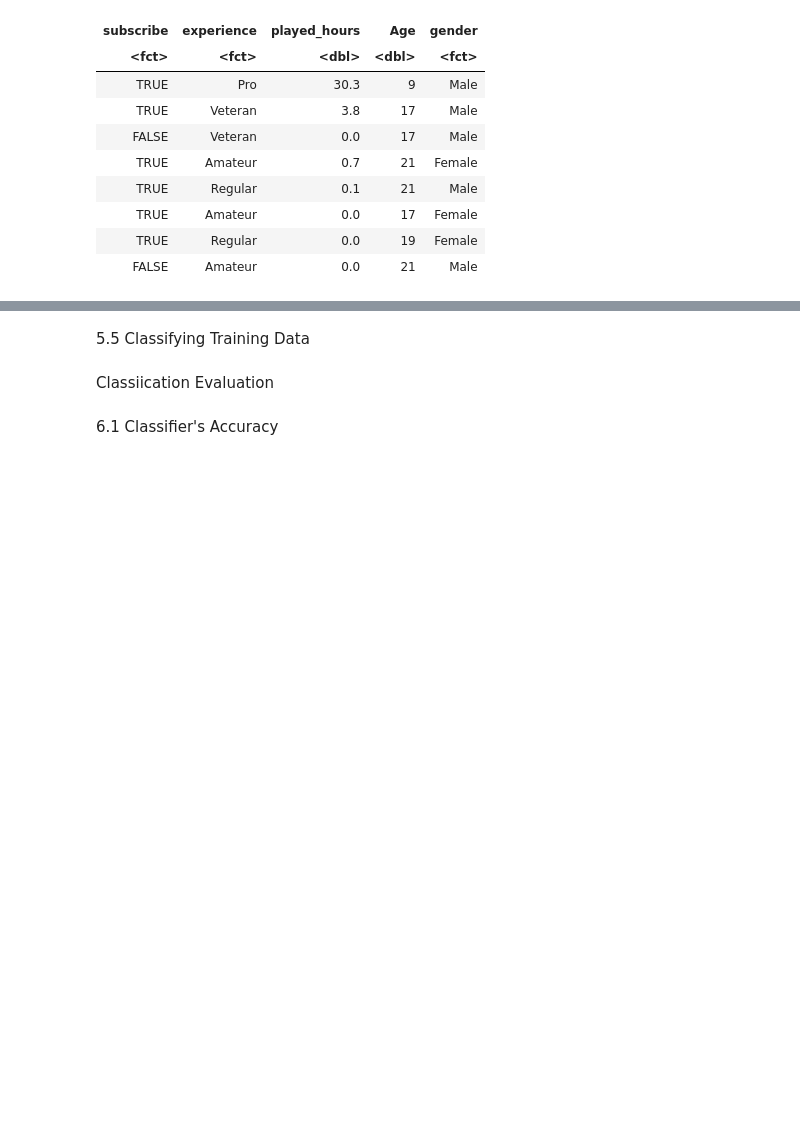
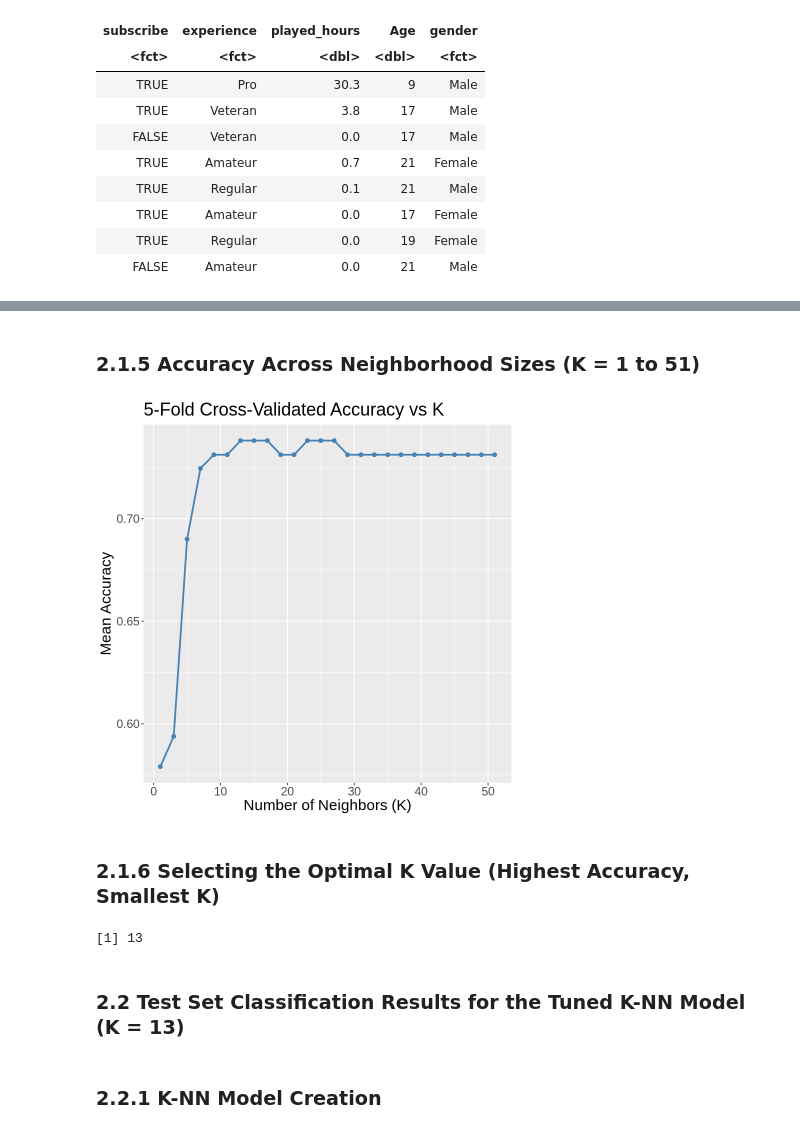
Before and after one commit to Tim-W36/DSCI-100-Group-30-Final-Project-Report-, a Jupyter notebook: proj_ind.ipynb, the cells around one changed output, grey strips where cells are left out. Saved outputs shown, nothing was run; the diff lists cells and outputs as text; code cells hidden in the pictures; blank space fills up the shorter version.

Commit message:
Finished Methods and Results Coding
Finished basic 5 fold CV, knn classification parameter chosen and tested on test set

```diff
--- a/proj_ind.ipynb
+++ b/proj_ind.ipynb
@@ -556,6 +530,6 @@ $ gender       <fct> Male, Male, Male, Female, Male, Non-binary, Male, Prefer
 # %%
 players_recipe <- recipe(subscribe ~ ., data = (players_train)) |>
     step_dummy(experience, gender) |> #step_dummy was used to convert these factor variables into encodings to be predictors
+    step_zv(all_predictors()) |>       #remove zero-variance columns
     step_scale(all_predictors()) |>
     step_center(all_predictors())
-players_recipe
@@ -585,4 +539,5 @@ outcome: 1
 knn_tune <- nearest_neighbor(weight_func = "rectangular", neighbors = tune()) |> #Optimal numbers of K-nearest neighbours initially using the tune() function.
             set_engine("kknn") |> #knn engine is used for K-nearest Neighbours classification for straight-line distance.
             set_mode("classification") #classification mode is desired.
-knn_tune
+
+k_vals <- tibble(neighbors = seq(from = 1, to = 51, by = 2))
@@ -599,9 +546,16 @@ Computational engine: kknn
 # %%
 players_vfold <- vfold_cv(players_train, v = 5, strata = subscribe) #Splitting training data into 5 folds for cross validation
 # %%
-players_fit <- workflow() |>
+players_fit_results <- workflow() |>
              add_recipe(players_recipe) |>
              add_model(knn_tune) |>
-             fit_resamples(data = players_vfold)
-players_fit
+             tune_grid(
+                 resamples = players_vfold,
+                 grid      = k_vals) |>
+             collect_metrics()
+
+players_accuracies <- players_fit_results |>
+  filter(.metric == "accuracy")
+
+players_accuracies
 # %% [output]
@@ -613,3 +581,31 @@ Please use one of the tuning functions (e.g. `tune_grid()`) to optimize them.
+# %% [markdown]
+### 2.1.5 Accuracy Across Neighborhood Sizes (K = 1 to 51)
+# %%
+five_fold_accuracy_vs_k = players_accuracies |>
+  ggplot(aes(x = neighbors, y = mean)) +
+  geom_line(color = "steelblue", linewidth = 1) +
+  geom_point(color = "steelblue", size = 2) +
+  labs(
+    title = "5-Fold Cross-Validated Accuracy vs K",
+    x = "Number of Neighbors (K)",
+    y = "Mean Accuracy"
+  )
+
+five_fold_accuracy_vs_k
+# %% [output]
+[figure, added]
+# %% [markdown]
+### 2.1.6 Selecting the Optimal K Value (Highest Accuracy, Smallest K)
+# %%
+best_k <- players_accuracies |>
+        arrange(desc(mean)) |>
+        head(1) |>
+        pull(neighbors)
+best_k
+# %% [output]
+[1] 13
 # %% [markdown]
-5.5 Classifying Training Data
+### 2.2 Test Set Classification Results for the Tuned K-NN Model (K = 13)
+# %% [markdown]
+### 2.2.1 K-NN Model Creation
 # %%
@@ -619,4 +622,0 @@ players_train_predictions
-# %% [markdown]
-Classiication Evaluation
-# %% [markdown]
-6.1 Classifier's Accuracy
```
Also changed, not shown: parts of 43 cells of this notebook.
